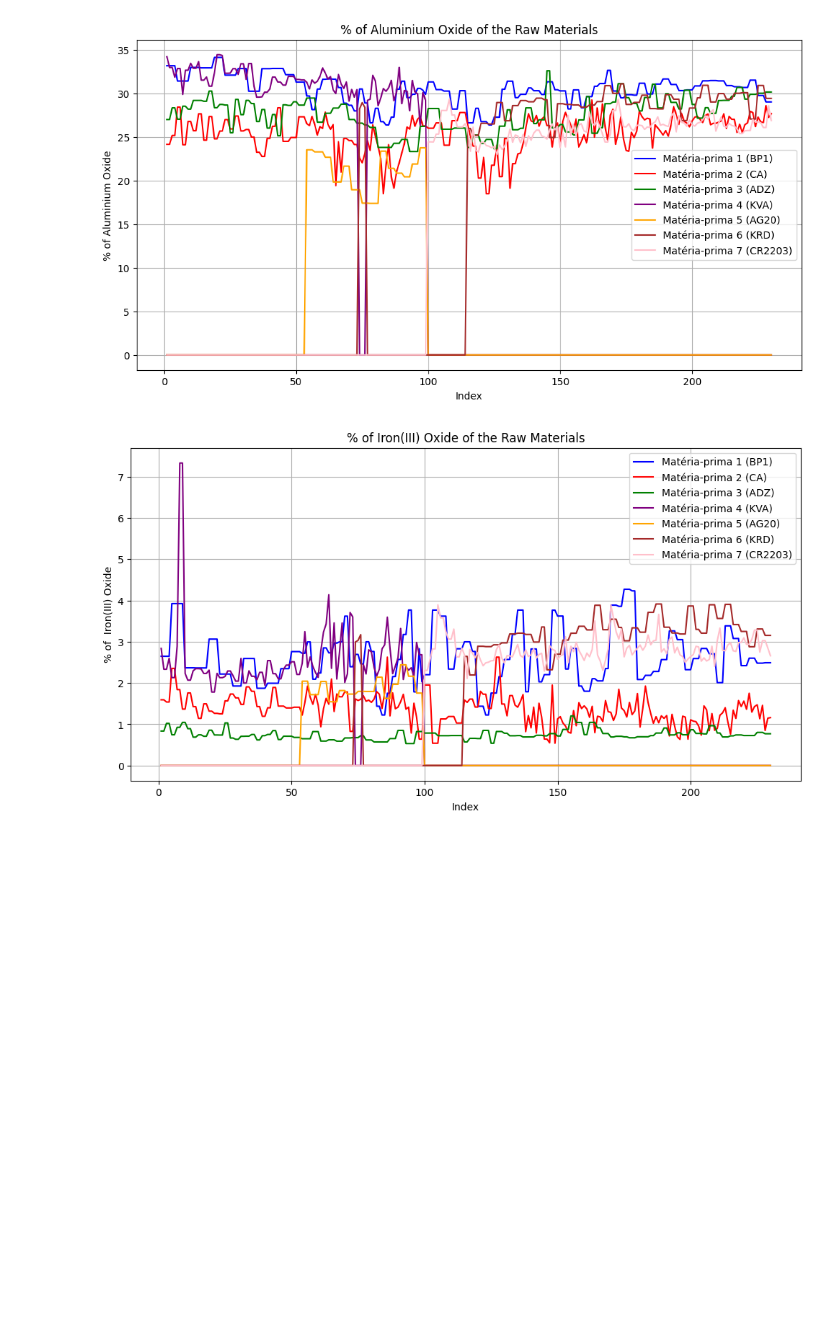
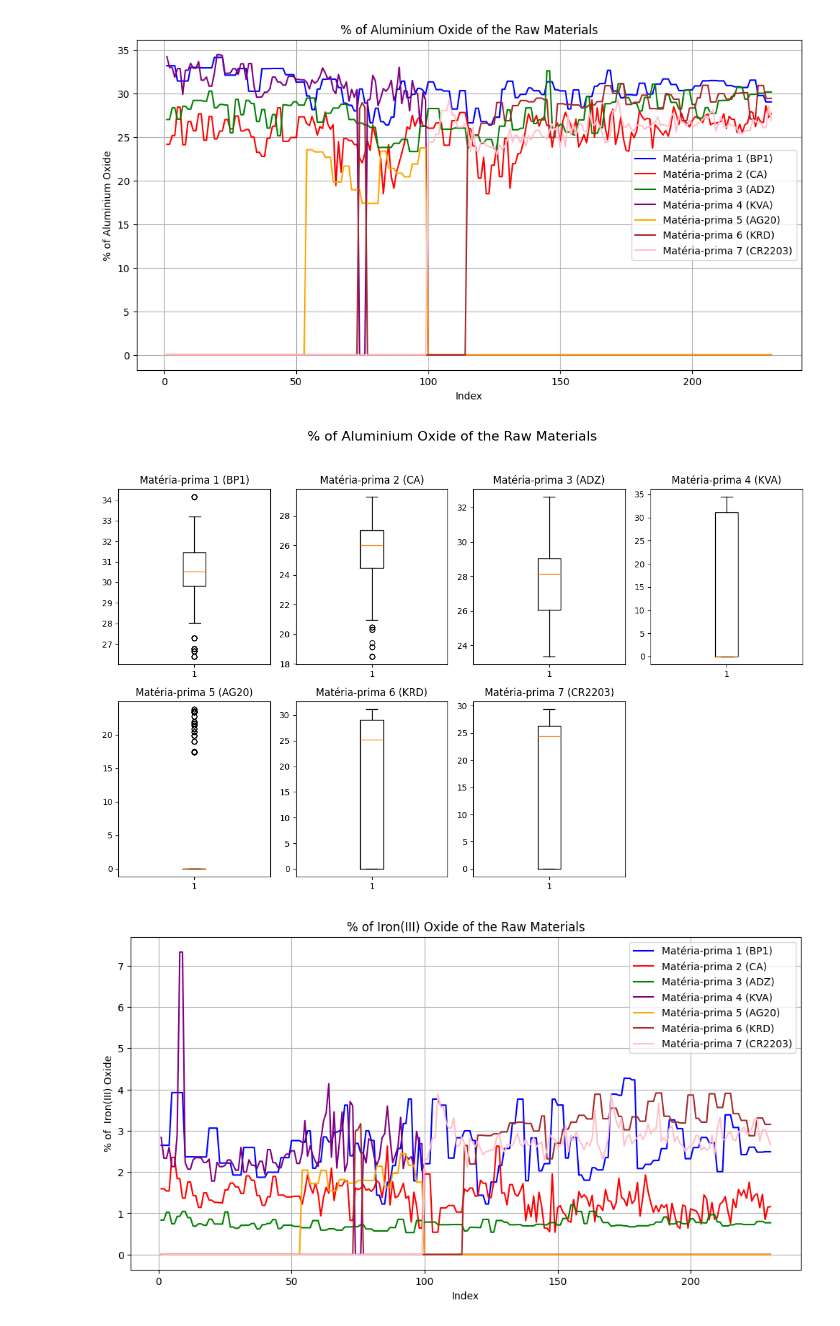
Before and after one commit to pedro-ddomingues/PEC, a Jupyter notebook: Data_Stuff.ipynb, the cells around one changed output. Drawn from its saved outputs; the diff is of its cells as text; code cells hidden in the pictures; blank space fills up the shorter version.

Commit message:
Added boxplots and LinearReg

```diff
--- a/Data_Stuff.ipynb
+++ b/Data_Stuff.ipynb
@@ -70,6 +95,23 @@ plt.grid(True)
 plt.show()
 # %% [output]
 [figure]
+# %%
+fig, axs = plt.subplots(2, 4, figsize=(12, 8))
+
+for i, col in enumerate(columns):
+    row = i // 4
+    col_index = i % 4
+    axs[row, col_index].boxplot(data[col].dropna())
+    axs[row, col_index].set_title(legend_labels[i])
+
+fig.delaxes(axs[1, 3])
+
+plt.suptitle("% of Aluminium Oxide of the Raw Materials", fontsize=16)
+
+plt.tight_layout(rect=[0, 0, 1, 0.95])
+plt.show()
+# %% [output]
+[figure, added]
 # %%
 columns = [
     "Unnamed: 2",
```
Also changed, not shown: parts of 22 cells of this notebook, 5 other files.
